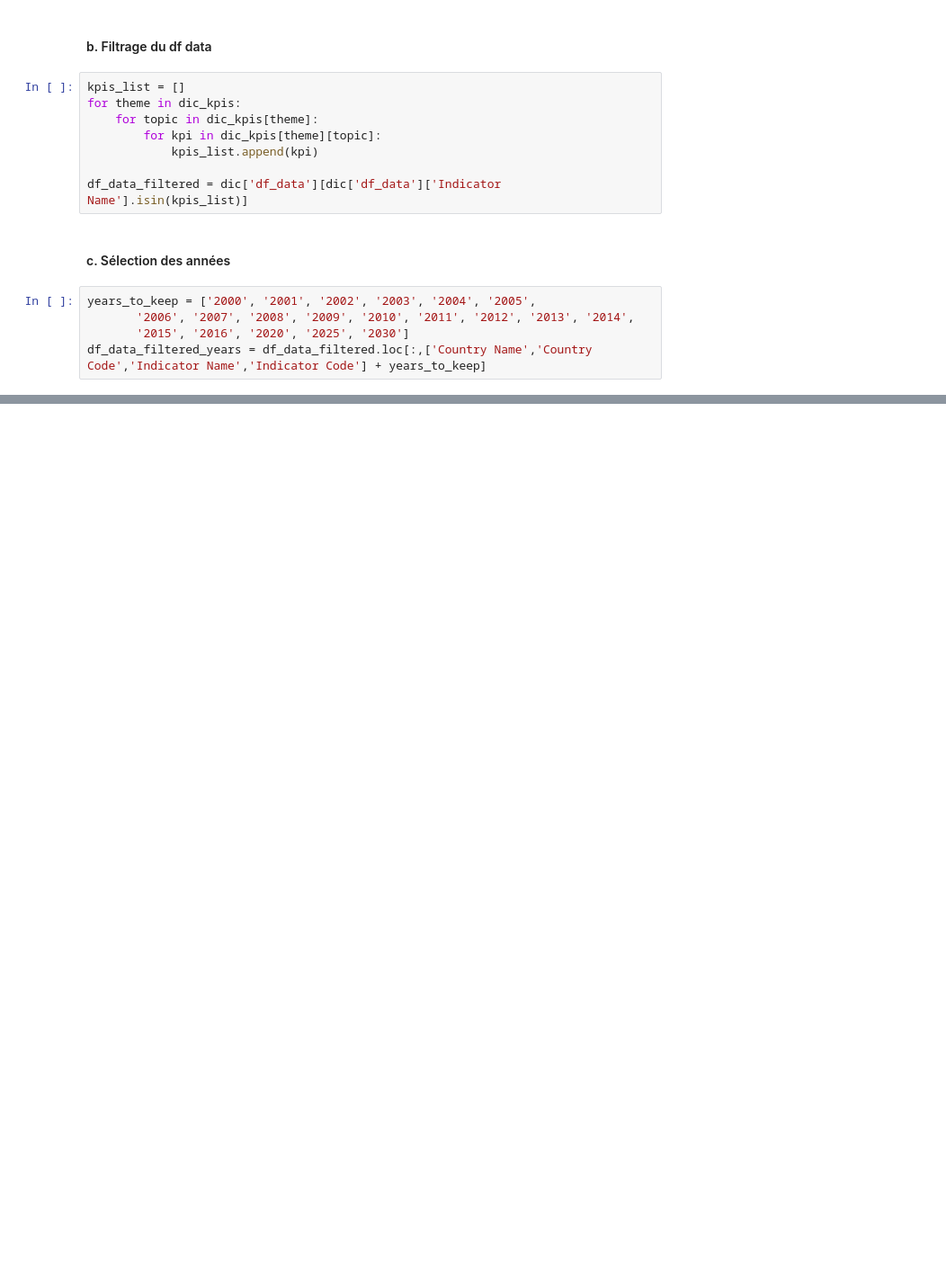
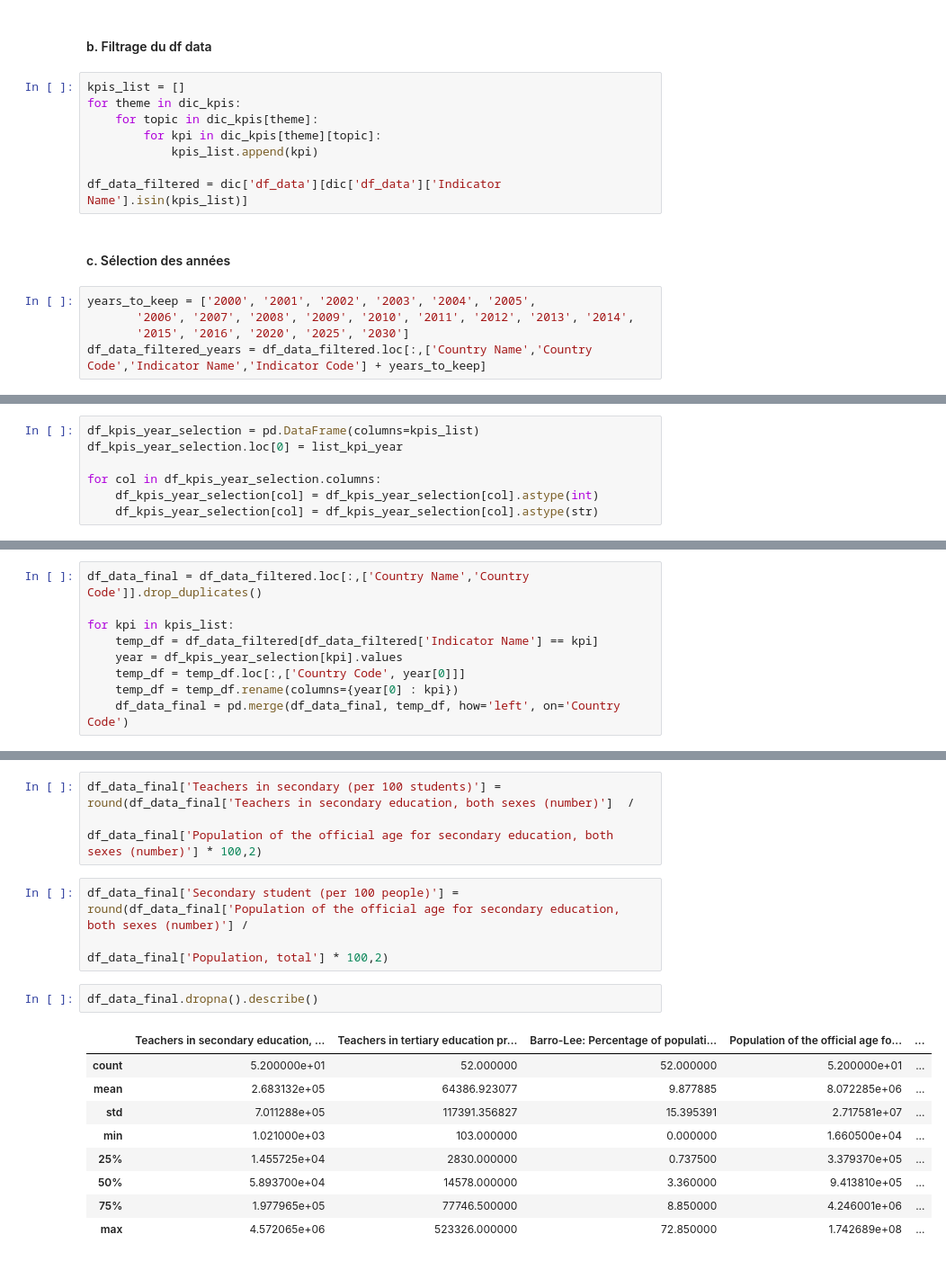
Before and after one commit to NassimNaoui/analyse_systemes_educatifs, a Jupyter notebook: notebooks/Analysez des données de systèmes éducatifs.ipynb, the cells around one changed output, grey strips where cells are left out. Shown at 90% size. Drawn from its saved outputs; the diff is of its cells as text; blank space fills up the shorter version.

```diff
--- a/notebooks/Analysez des données de systèmes éducatifs.ipynb
+++ b/notebooks/Analysez des données de systèmes éducatifs.ipynb
@@ -332,0 +426,7 @@ df_data_filtered_years.groupby(
+# %%
+df_kpis_year_selection = pd.DataFrame(columns=kpis_list)
+df_kpis_year_selection.loc[0] = list_kpi_year
+
+for col in df_kpis_year_selection.columns:
+    df_kpis_year_selection[col] = df_kpis_year_selection[col].astype(int)
+    df_kpis_year_selection[col] = df_kpis_year_selection[col].astype(str)
@@ -332,0 +438,9 @@ df_data_filtered_years.groupby(
+# %%
+df_data_final = df_data_filtered.loc[:,['Country Name','Country Code']].drop_duplicates()
+
+for kpi in kpis_list:
+    temp_df = df_data_filtered[df_data_filtered['Indicator Name'] == kpi]
+    year = df_kpis_year_selection[kpi].values
+    temp_df = temp_df.loc[:,['Country Code', year[0]]]
+    temp_df = temp_df.rename(columns={year[0] : kpi})
+    df_data_final = pd.merge(df_data_final, temp_df, how='left', on='Country Code')
@@ -332,0 +449,18 @@ df_data_filtered_years.groupby(
+# %%
+df_data_final['Teachers in secondary (per 100 students)'] = round(df_data_final['Teachers in secondary education, both sexes (number)']  /
+                                                                  df_data_final['Population of the official age for secondary education, both sexes (number)'] * 100,2)
+# %%
+df_data_final['Secondary student (per 100 people)'] = round(df_data_final['Population of the official age for secondary education, both sexes (number)'] /
+                                                            df_data_final['Population, total'] * 100,2)
+# %%
+df_data_final.dropna().describe()
+# %% [output]
+|  | Teachers in secondary education, ... | Teachers in tertiary education pr... | Barro-Lee: Percentage of populati... | Population of the official age fo... | ... |
+| count | 5.200000e+01 | 52.000000 | 52.000000 | 5.200000e+01 | ... |
+| mean | 2.683132e+05 | 64386.923077 | 9.877885 | 8.072285e+06 | ... |
+| std | 7.011288e+05 | 117391.356827 | 15.395391 | 2.717581e+07 | ... |
+| min | 1.021000e+03 | 103.000000 | 0.000000 | 1.660500e+04 | ... |
+| 25% | 1.455725e+04 | 2830.000000 | 0.737500 | 3.379370e+05 | ... |
+| 50% | 5.893700e+04 | 14578.000000 | 3.360000 | 9.413810e+05 | ... |
+| 75% | 1.977965e+05 | 77746.500000 | 8.850000 | 4.246001e+06 | ... |
+| max | 4.572065e+06 | 523326.000000 | 72.850000 | 1.742689e+08 | ... |
```
Also changed, not shown: parts of 17 cells of this notebook.
